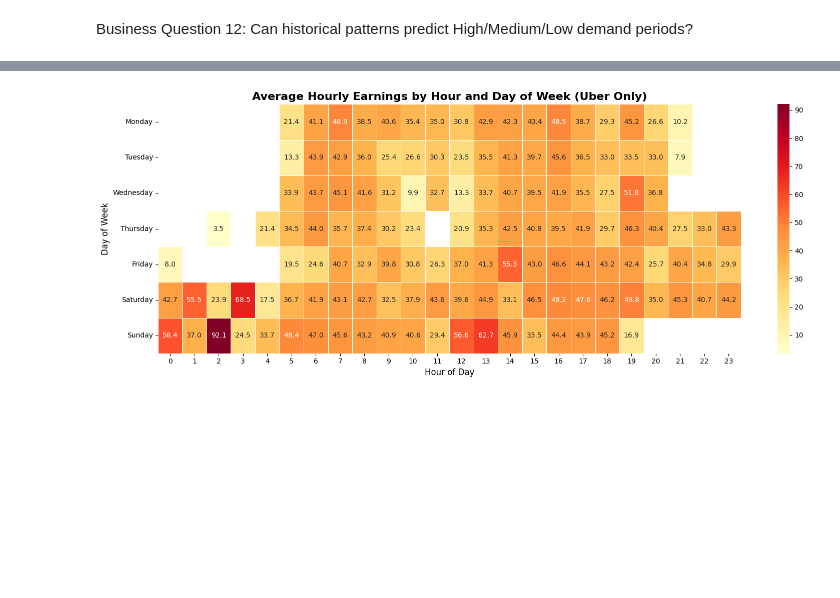
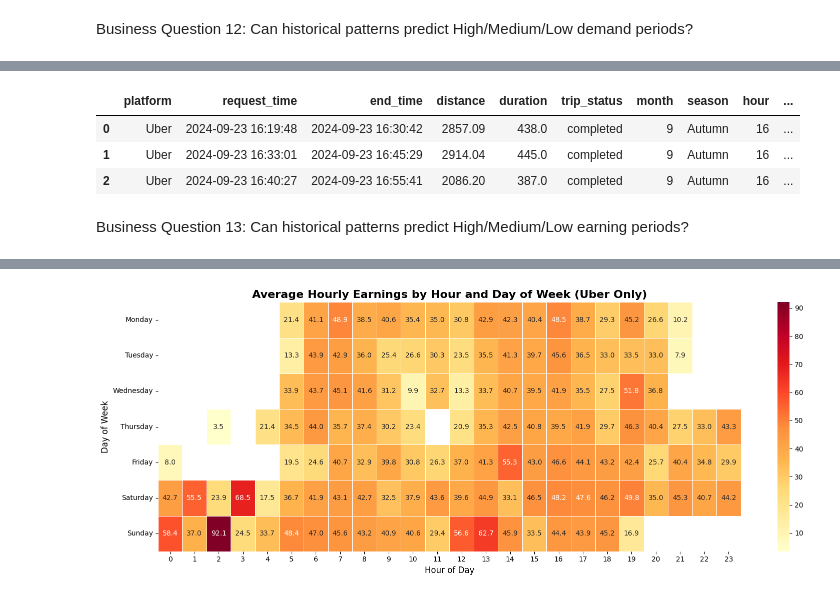
Before and after one commit to lamoski/RideMetrics, a Jupyter notebook: working_file.ipynb, the cells around one changed output, grey strips where cells are left out. Drawn from its saved outputs; the diff is of its cells as text; code cells hidden in the pictures; blank space fills up the shorter version.

```diff
--- a/working_file.ipynb
+++ b/working_file.ipynb
@@ -412,12 +416,12 @@ day_of_week_revenue_gold.to_sql('Day_of_Week_Revenue', engine,schema='Gold', if_
 7
 # %%
 #seasonal demand summary for both Uber and Bolt trips data with relevant metrics for further analysis.
-df_combined_silver['month']= df_combined_silver['request_time'].dt.month
-df_combined_silver['season']= df_combined_silver['month'].map({
+df_demand['month']= df_demand['request_time'].dt.month
+df_demand['season']= df_demand['month'].map({
     1: 'Winter',2: 'Winter', 3:'Spring', 4: 'Spring', 5: 'Spring',
     6: 'Summer', 7: 'Summer', 8:'Summer', 9:'Autumn', 10:'Autumn',11: 'Autumn', 12: 'Winter' })
 
-seasonal_demand_gold =  df_combined_silver.groupby(['season']).agg(
+seasonal_demand_gold =  df_demand.groupby(['season']).agg(
     total_trips = ('request_time', 'count'),
     avg_distance = ('distance', 'mean'),
      avg_duration = ('duration', 'mean')
@@ -428,9 +432,9 @@ seasonal_demand_gold.to_sql('Seasonal_Demand', engine,schema='Gold', if_exists=
 4
 # %%
 #hourly demand summary for both Uber and Bolt trips data with relevant metrics for further analysis.
-df_combined_silver['hour'] = df_combined_silver['request_time'].dt.hour
+df_demand['hour'] = df_demand['request_time'].dt.hour
 
-hourly_demand_gold =  df_combined_silver.groupby(['hour']).agg(
+hourly_demand_gold =  df_demand.groupby(['hour']).agg(
     total_trips = ('request_time', 'count'),
     avg_distance = ('distance', 'mean'),
      avg_duration = ('duration', 'mean')
@@ -441,9 +445,9 @@ hourly_demand_gold.to_sql('Hourly_Demand', engine,schema='Gold', if_exists= 'rep
 24
 # %%
 #daily demand summary for both Uber and Bolt trips data with relevant metrics for further analysis.
-df_combined_silver['day_of_week'] = df_combined_silver['request_time'].dt.day_name()
+df_demand['day_of_week'] = df_demand['request_time'].dt.day_name()
 
-daily_demand_gold =  df_combined_silver.groupby(['day_of_week']).agg(
+daily_demand_gold =  df_demand.groupby(['day_of_week']).agg(
     total_trips = ('request_time', 'count'),
     avg_distance = ('distance', 'mean'),
      avg_duration = ('duration', 'mean')
@@ -1404,0 +1289,9 @@ plt.show()
+# %%
+
+# Remove cancelled trips
+df_demand = df_demand[
+    (df_demand['distance'] > 0) &
+    (df_demand['duration'] > 0)
+].reset_index(drop=True)
+
+print(f"Dataset shape: {df_demand.shape}")
@@ -1405 +1366,10 @@ plt.show()
+# %%
+df_demand.head(3)
+# %% [output]
+|  | platform | request_time | end_time | distance | duration | trip_status | month | season | hour | ... |
+| 0 | Uber | 2024-09-23 16:19:48 | 2024-09-23 16:30:42 | 2857.09 | 438.0 | completed | 9 | Autumn | 16 | ... |
+| 1 | Uber | 2024-09-23 16:33:01 | 2024-09-23 16:45:29 | 2914.04 | 445.0 | completed | 9 | Autumn | 16 | ... |
+| 2 | Uber | 2024-09-23 16:40:27 | 2024-09-23 16:55:41 | 2086.20 | 387.0 | completed | 9 | Autumn | 16 | ... |
+# %% [markdown]
+Business Question 13: Can historical patterns predict High/Medium/Low earning periods?
 # %%
```
Also changed, not shown: parts of 19 cells of this notebook.
